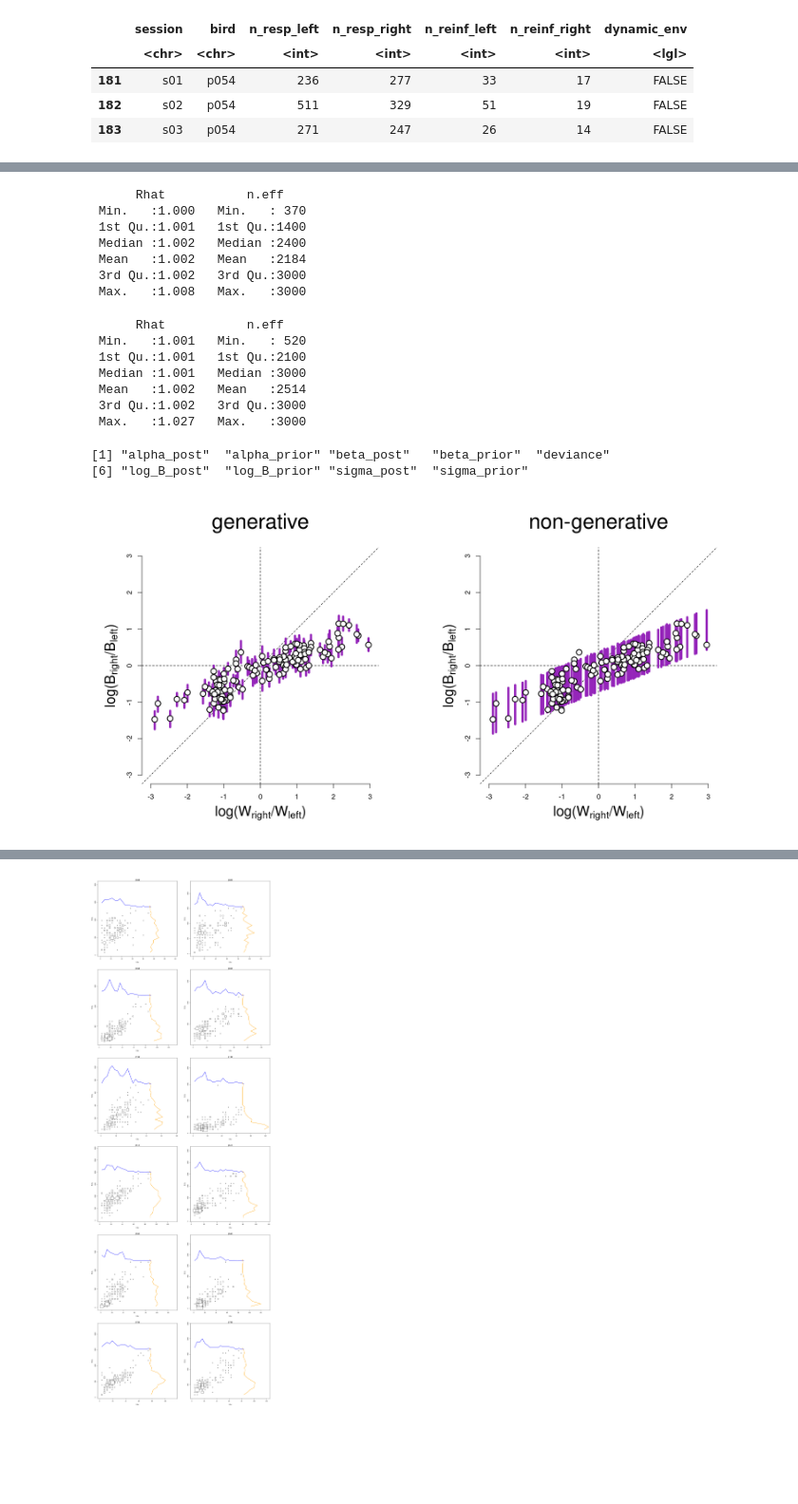
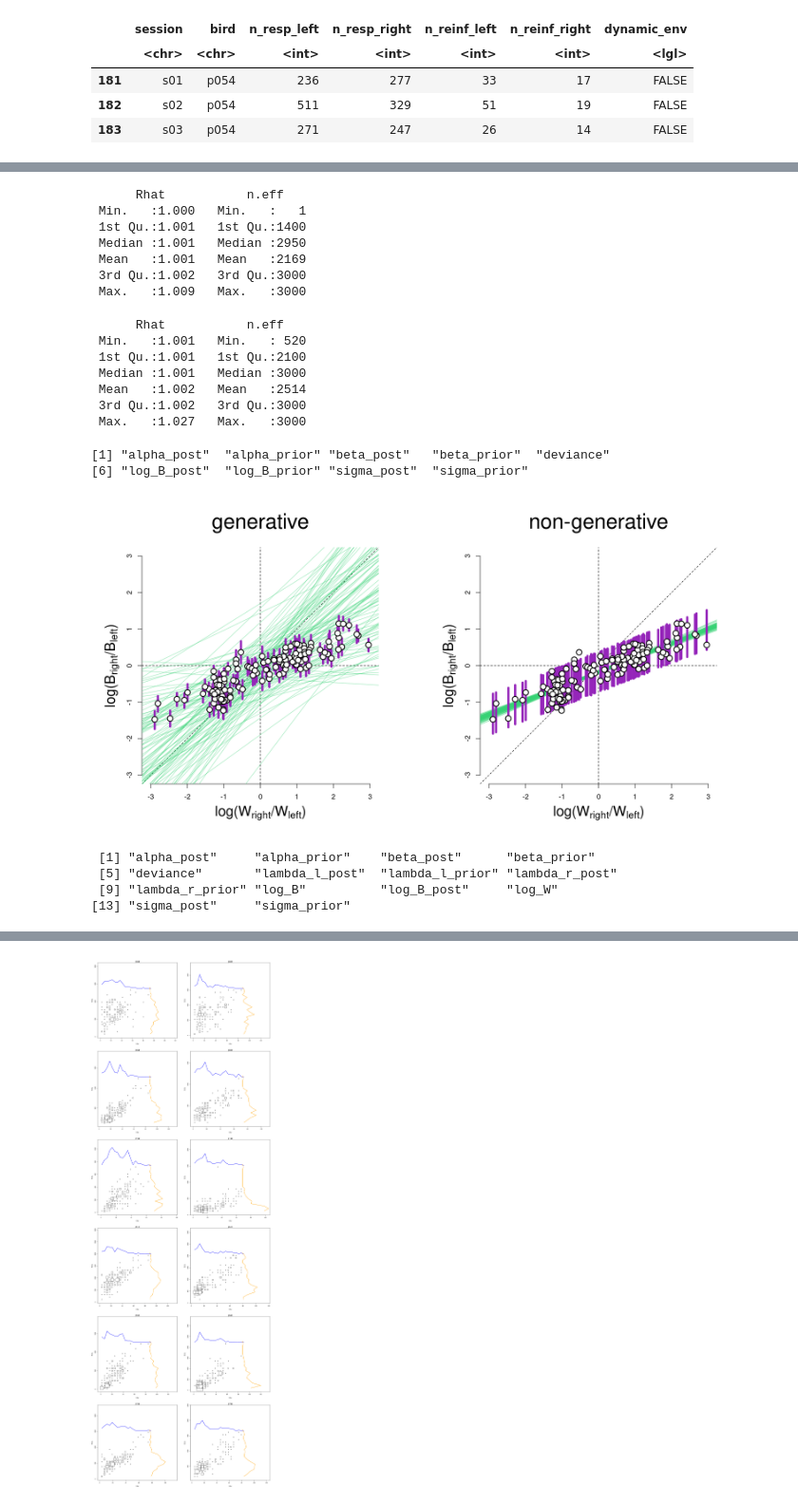
Before and after one commit to JLBaroja/JAPE, a Jupyter notebook: Reports/generative_matching.ipynb, the cells around one changed output, grey strips where cells are left out. Shown at 95% size. Drawn from its saved outputs; the diff is of its cells as text; code cells hidden in the pictures; blank space fills up the shorter version.

```diff
--- a/Reports/generative_matching.ipynb
+++ b/Reports/generative_matching.ipynb
@@ -31,7 +31,8 @@ unobserved <- c('alpha_prior','alpha_post',
                'lambda_r_prior','lambda_r_post',
                'lambda_l_prior','lambda_l_post',
                'sigma_prior','sigma_post',
-               'log_B_post','log_B_prior')
+               'log_B_post','log_B_prior',
+               'log_B','log_W')
 
 write('model{
     alpha_prior~dnorm(0,1)
@@ -43,17 +44,31 @@ write('model{
     sigma_post <- 1/tau_post^(1/2)
     sigma_prior <- 1/tau_prior^(1/2)
 
+    for(j in 1:100){
+        log_W[j] <- (j-50)/15
+        log_B[j] <- alpha_post+beta_post*log_W[j]
+    }
+
+
     for(i in 1:n_obs){
-        lambda_r_prior[i]~dlnorm(alpha_prior+beta_prior*log(W_r[i]),tau_prior)
-        lambda_l_prior[i]~dlnorm(-alpha_prior+beta_prior*log(W_l[i]),tau_prior)
-        lambda_r_post[i]~dlnorm(alpha_post+beta_post*log(W_r[i]),tau_post)
-        lambda_l_post[i]~dlnorm(-alpha_post+beta_post*log(W_l[i]),tau_post)
+        lambda_r_prior[i]~dlnorm(alpha_prior/2+beta_prior*log(W_r[i]),tau_prior)
+        lambda_l_prior[i]~dlnorm(-alpha_prior/2-beta_prior*log(W_l[i]),tau_prior)
+
+#         lambda_r_post[i]~dlnorm(alpha_post/2+beta_post*log(W_r[i]),tau_post)
+#         lambda_l_post[i]~dlnorm(-alpha_post/2-beta_post*log(W_l[i]),tau_post)
+
+        lambda_r_post[i]~dlnorm(alpha_post/2+beta_post*log(W_r[i]/W_l[i]),tau_post)
+        lambda_l_post[i]~dlnorm(-alpha_post/2-beta_post*log(W_l[i]/W_l[i]),tau_post)
+
         B_r[i]~dpois(lambda_r_post[i])
         B_l[i]~dpois(lambda_l_post[i])
+
         # POSTERIOR prediction
         B_r_post[i]~dpois(lambda_r_post[i])
         B_l_post[i]~dpois(lambda_l_post[i])
         log_B_post[i] <- log(B_r_post[i]/B_l_post[i])
+
+
         # PRIOR prediction
 #         B_r_prior[i]~dpois(lambda_r_prior[i])T(1,)
 #         B_l_prior[i]~dpois(lambda_l_prior[i])T(1,)
@@ -146,12 +162,12 @@ summary(bayes_gen$BUGSoutput$summary[,c('Rhat','n.eff')])
 summary(bayes_non_gen$BUGSoutput$summary[,c('Rhat','n.eff')])
 # %% [output]
       Rhat           n.eff
- Min.   :1.000   Min.   : 370
+ Min.   :1.000   Min.   :   1
  1st Qu.:1.001   1st Qu.:1400
- Median :1.002   Median :2400
- Mean   :1.002   Mean   :2184
+ Median :1.001   Median :2950
+ Mean   :1.001   Mean   :2169
  3rd Qu.:1.002   3rd Qu.:3000
- Max.   :1.008   Max.   :3000
+ Max.   :1.009   Max.   :3000
       Rhat           n.eff
  Min.   :1.001   Min.   : 520
  1st Qu.:1.001   1st Qu.:2100
@@ -176,38 +192,50 @@ post_predictive <- function(nds,
         pred_node <- nds$log_B_post
 
 #         pred_node <- nds$log_B_prior
 #     }
     plot(NULL,xlim=c(-3,3),ylim=c(-3,3),axes=F,ann=F)
     axis(1);axis(2)
     mtext(title,3,cex=3,line=2)
     mtext(expression(paste(log,'(',W[right],'/',W[left],')')),1,cex=2,line=3.5)
     mtext(expression(paste(log,'(',B[right],'/',B[left],')')),2,cex=2,line=2.5)
     abline(0,1,lty='dashed')
     abline(v=0,lty='dashed')
     abline(h=0,lty='dashed')
 
+
+    smpl <- sample(x = dim(nds$log_B_post)[1],size = 100)
+    for(j in smpl){
+        abline(nds$alpha_post[j],
+               nds$beta_post[j],col='#37d27588')
+
+    }
+
+
     for(i in 1:nrow(bb_stable)){
 #         pred <- quantile(nds$log_B_post[,i],probs = c(0.025,0.975))
         pred <- quantile(pred_node[,i],probs = c(0.025,0.975))
         lines(rep(log(W_r[i]/W_l[i]),2),pred,lwd=5,col='#9525ba')
     }
 
 
-#     smpl <- sample(x = dim(nds$log_B_post)[1],size = 100)
-#     for(j in smpl){
-#         abline(nds$alpha_post[j],
-#                nds$beta_post[j])
-#     }
-
     points(log(bb_stable$n_reinf_right/bb_stable$n_reinf_left),
-           log(bb_stable$n_resp_right/bb_stable$n_resp_left),pch=21,lwd=2,cex=1.75,bg='#ffffff')
+           log(bb_stable$n_resp_right/bb_stable$n_resp_left),
+           pch=21,lwd=2,cex=1.75,bg='#ffffff')
 
 }
 
 options(repr.plot.width=16,repr.plot.height=8)
 par(mar=rep(6,4))
 layout(matrix(1:2,ncol=2))
 post_predictive(nds_gen,title='generative')
 post_predictive(nds_non_gen,title='non-generative')
 # %% [output]
-[figure, old version]
+[figure, new version]
+# %%
+nds <- nds_gen
+names(nds)
+# %% [output]
+ [1] "alpha_post"     "alpha_prior"    "beta_post"      "beta_prior"
+ [5] "deviance"       "lambda_l_post"  "lambda_l_prior" "lambda_r_post"
+ [9] "lambda_r_prior" "log_B"          "log_B_post"     "log_W"
+[13] "sigma_post"     "sigma_prior"
```
Also changed, not shown: parts of 8 cells of this notebook, 6 other files.
